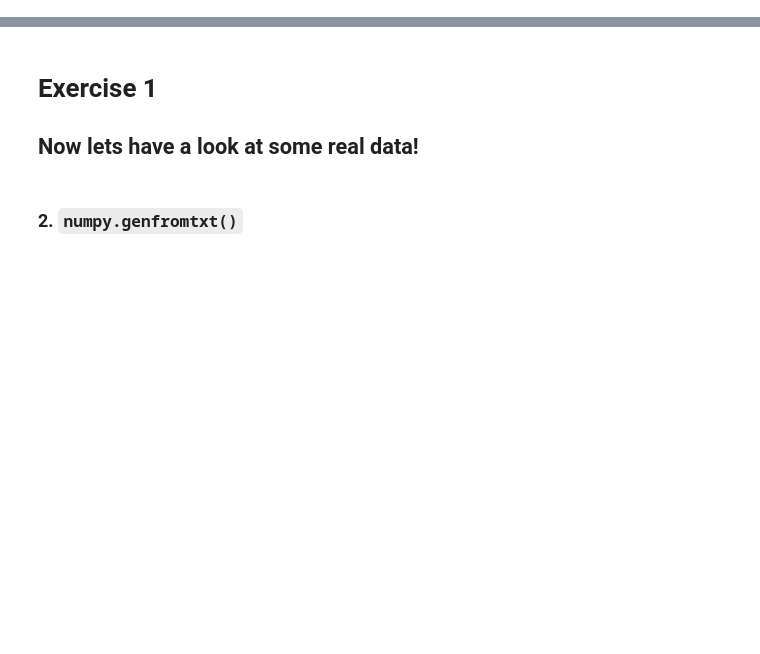
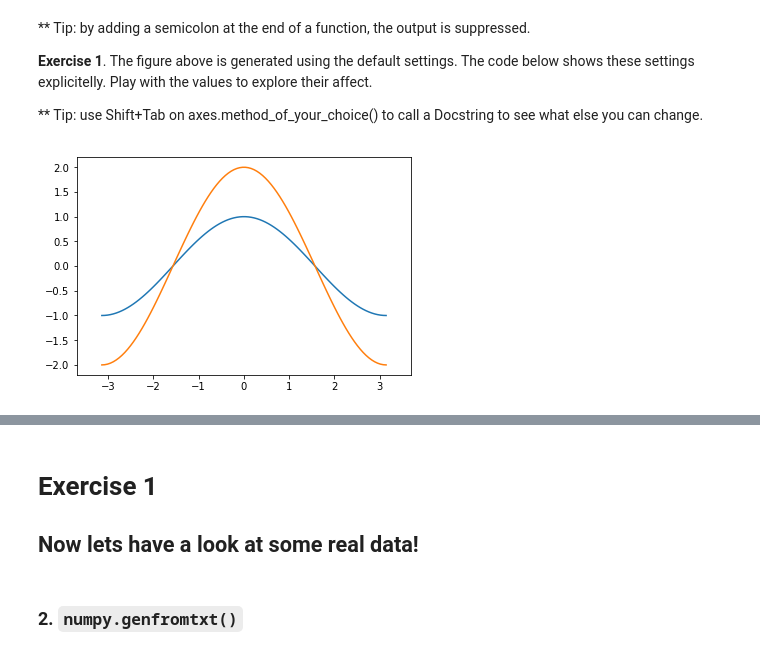
Before and after one commit to ueapy/pythoncourse2018-materials, a Jupyter notebook: notebooks/15-Matplotlib.ipynb, the cells around one changed output, grey strips where cells are left out. Saved outputs shown, nothing was run; the diff lists cells and outputs as text; code cells hidden in the pictures; blank space fills up the shorter version.

```diff
--- a/notebooks/15-Matplotlib.ipynb
+++ b/notebooks/15-Matplotlib.ipynb
@@ -51,0 +49,17 @@ Source: http://matplotlib.org/examples/shapes_and_collections/scatter_demo.html
+# %% [markdown]
+** Tip: by adding a semicolon at the end of a function, the output is suppressed.
+
+**Exercise 1**. The figure above is generated using the default settings. The code below shows these settings explicitelly. Play with the values to explore their affect.
+
+** Tip: use Shift+Tab on axes.method_of_your_choice() to call a Docstring to see what else you can change.
+# %%
+# Plot data (with explicit plotting settings)
+fig, axes = plt.subplots(nrows=1, ncols=1, figsize=(6,4))
+axes.plot(X, C1, color='#1f77b4', linewidth=1.5, linestyle='-');
+axes.plot(X, C2, color='#ff7f0e', linewidth=1.5, linestyle='-');
+axes.set_xlim(-3.7, 3.7)
+axes.set_ylim(-2.2, 2.2)
+axes.set_xticks(np.linspace(-3,3,7,endpoint=True));
+axes.set_yticks(np.linspace(-2,2,9,endpoint=True));
+# %% [output]
+[figure, added]
```
Also changed, not shown: parts of 42 cells of this notebook.
